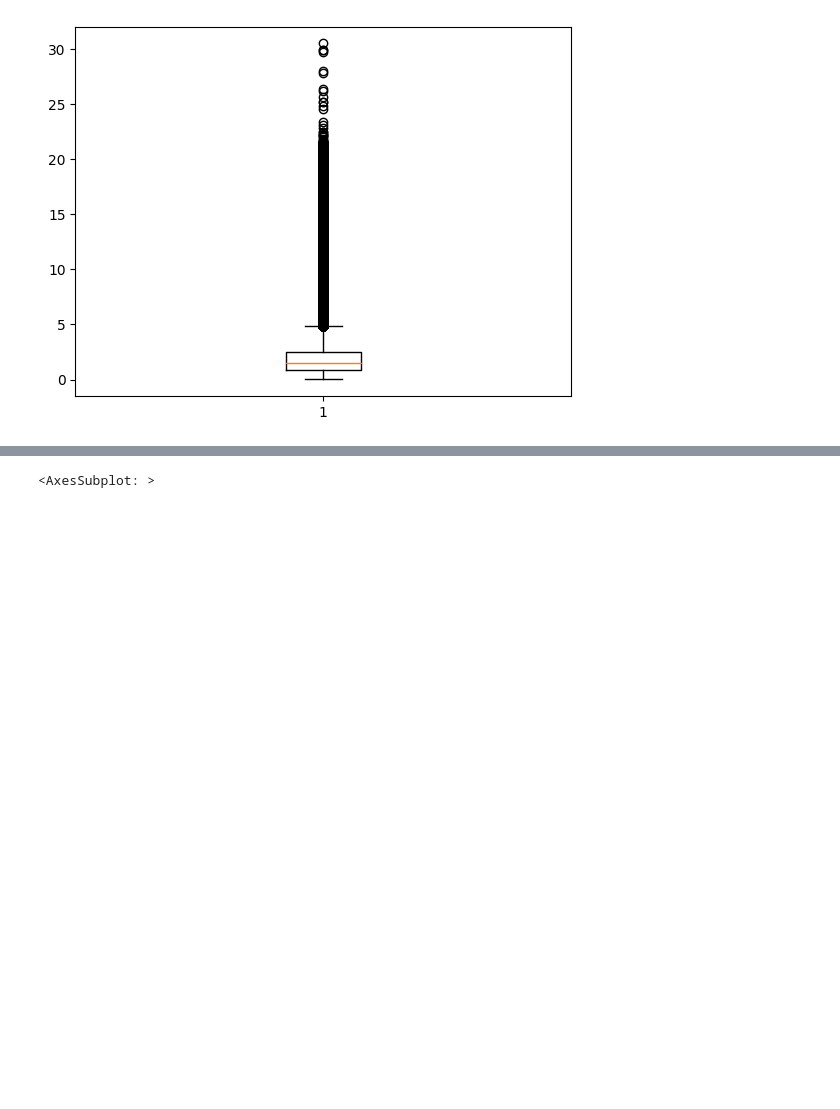
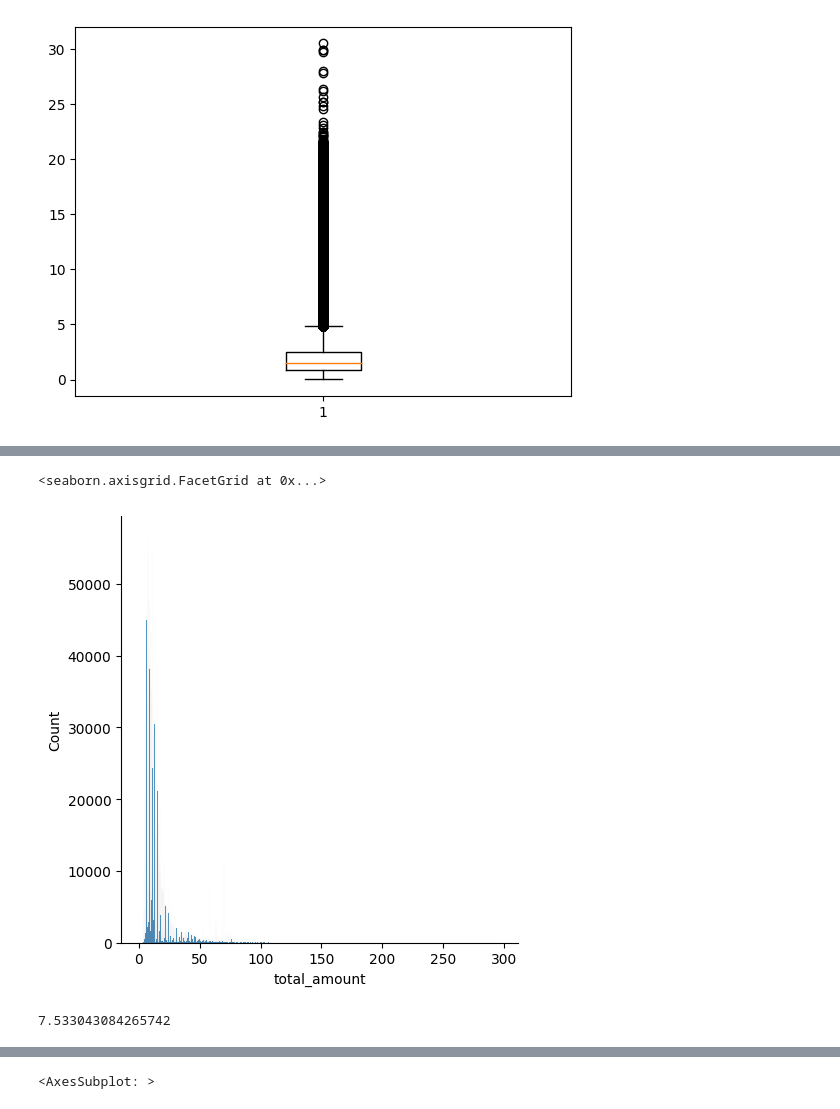
Before and after one commit to satyam-gaikwad/wheres-my-taxi, a Jupyter notebook: secondary_dev.ipynb, the cells around one changed output, grey strips where cells are left out. Drawn from its saved outputs; the diff is of its cells as text; code cells hidden in the pictures; blank space fills up the shorter version.

```diff
--- a/secondary_dev.ipynb
+++ b/secondary_dev.ipynb
@@ -406,0 +280,11 @@ sns.boxplot(df.fare_amount)
+# %%
+sns.displot(df.total_amount)
+# %% [output]
+<seaborn.axisgrid.FacetGrid at 0x...>
+[figure, added]
+# %%
+len(df[df.total_amount>35].total_amount)/len(df.total_amount)*100
+#this many percnt of total_amount are outliers
+#question is is this percent significant??
+# %% [output]
+7.533043084265742
```
Also changed, not shown: parts of 41 cells of this notebook, 1 other file.
